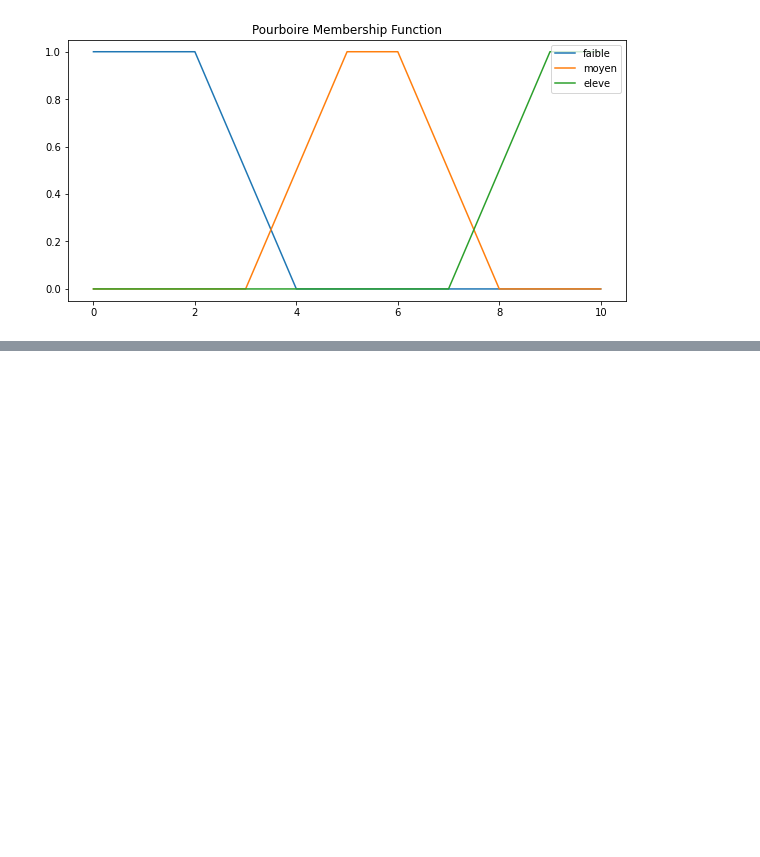
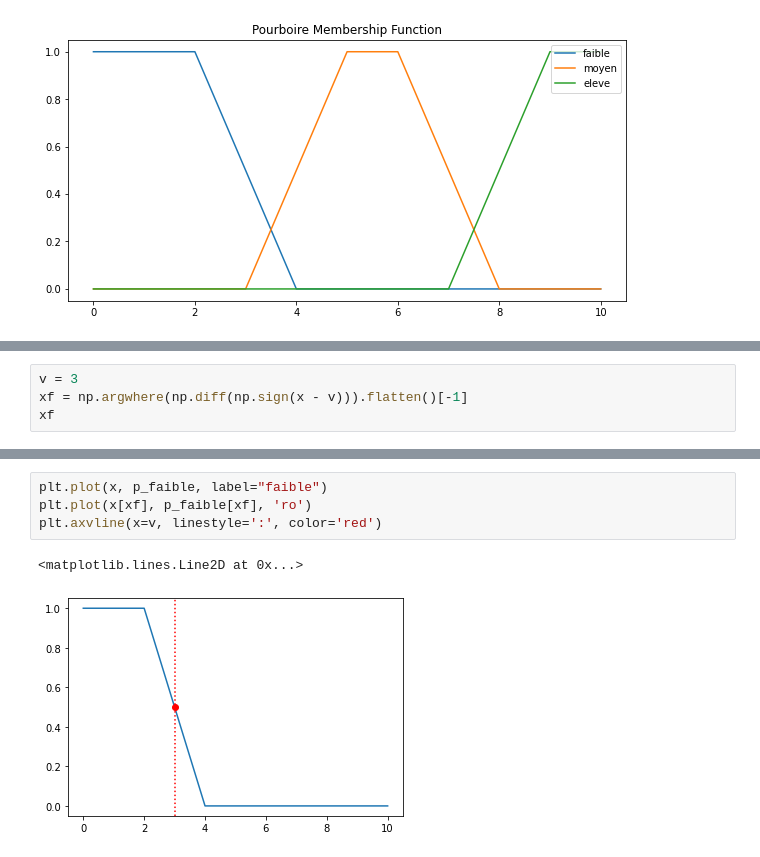
Before and after one commit to chikoungoun/Maths, a Jupyter notebook: Fuzzy Logic/Fuzzy logic - Pourboire.ipynb, the cells around one changed output, grey strips where cells are left out. Cells and saved outputs as stored; diff of their text form; blank space fills up the shorter version.

```diff
--- a/Fuzzy Logic/Fuzzy logic - Pourboire.ipynb
+++ b/Fuzzy Logic/Fuzzy logic - Pourboire.ipynb
@@ -78,0 +81,4 @@ plt.legend(loc="upper right")
+# %%
+v = 3
+xf = np.argwhere(np.diff(np.sign(x - v))).flatten()[-1]
+xf
@@ -78,0 +95,7 @@ plt.legend(loc="upper right")
+# %%
+plt.plot(x, p_faible, label="faible")
+plt.plot(x[xf], p_faible[xf], 'ro')
+plt.axvline(x=v, linestyle=':', color='red')
+# %% [output]
+<matplotlib.lines.Line2D at 0x...>
+[figure, added]
```
Also changed, not shown: parts of 3 cells of this notebook.
